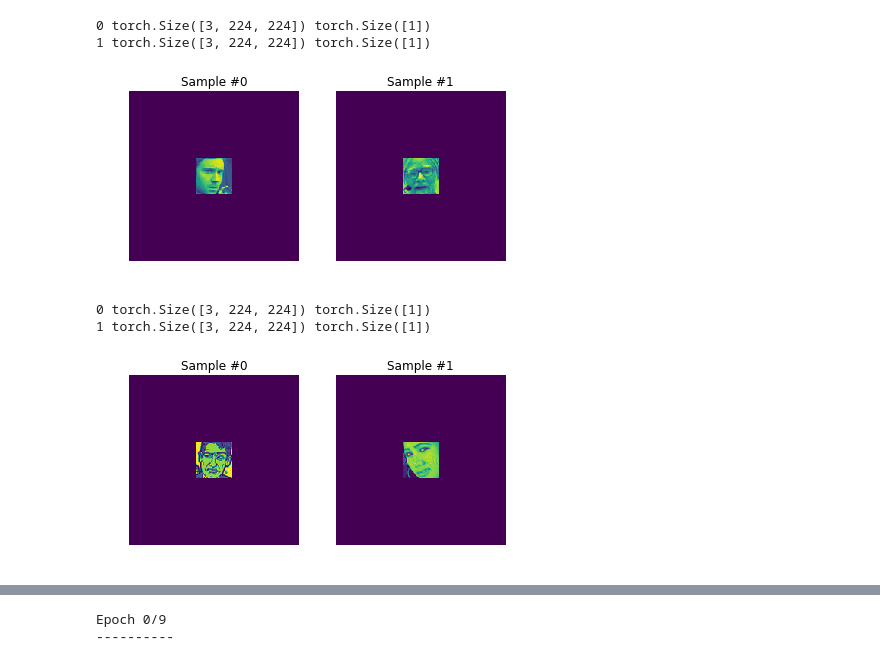
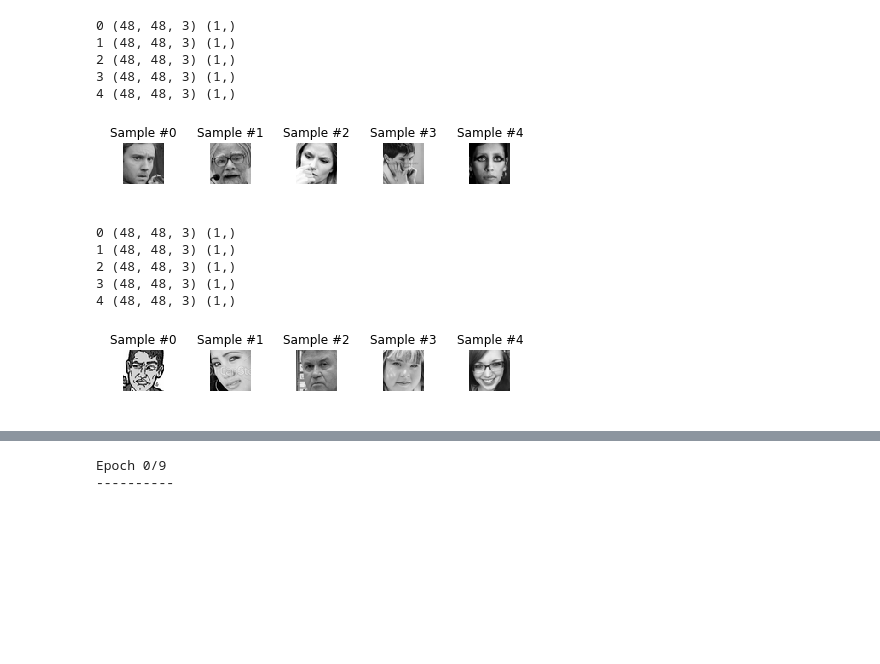
Before and after one commit to vlgiitr/Group-Level-Emotion-Recognition, a Jupyter notebook: Non-Aligned_Model_FERPlus_pre-trained.ipynb, the cells around one changed output, grey strips where cells are left out. Drawn from its saved outputs; the diff is of its cells as text; code cells hidden in the pictures; blank space fills up the shorter version.

Commit message:
added modified non-align pre-train model that upscales images

```diff
--- a/Non-Aligned_Model_FERPlus_pre-trained.ipynb
+++ b/Non-Aligned_Model_FERPlus_pre-trained.ipynb
@@ -107,0 +153,9 @@ torch.Size([3, 224, 224])
+# %%
+for i in range(len(face_dataset_train)):
+    sample = face_dataset_train[i]
+
+    print(i, sample['image'].size(), sample['emotions'].size())
+    print(type(sample['image']))
+
+    if i == 3:
+        break
@@ -108,40 +171,47 @@ torch.Size([3, 224, 224])
+# %%
+fig = plt.figure()
+
+for i in range(len(face_dataset_tr)):
+    sample = face_dataset_tr[i]
+
+    print(i, sample['image'].shape, sample['emotions'].shape)
+    ax = plt.subplot(1, 5, i + 1)
+    plt.tight_layout()
+    image = sample['image']
+    plt.imshow(image)
+    ax.set_title('Sample #{}'.format(i))
+    ax.axis('off')
+
+    if i == 4:
+        plt.show()
+        break
+# %% [output]
+0 (48, 48, 3) (1,)
+1 (48, 48, 3) (1,)
+2 (48, 48, 3) (1,)
+3 (48, 48, 3) (1,)
+4 (48, 48, 3) (1,)
+[figure, added]
 # %%
 fig = plt.figure()
 
-for i in range(len(face_dataset_train)):
-    sample = face_dataset_train[i]
+for i in range(len(face_dataset_va)):
+    sample = face_dataset_va[i]
+    print(i, sample['image'].shape, sample['emotions'].shape)
 
-    print(i, sample[0].shape, sample[1].shape)
-    ax = plt.subplot(1, 2, i + 1)
+    ax = plt.subplot(1, 5, i + 1)
     plt.tight_layout()
-    plt.imshow(sample[0][0])
+    plt.imshow(sample['image'])
     ax.set_title('Sample #{}'.format(i))
     ax.axis('off')
 
-    if i == 1:
+    if i == 4:
         plt.show()
         break
 # %% [output]
-0 torch.Size([3, 224, 224]) torch.Size([1])
-1 torch.Size([3, 224, 224]) torch.Size([1])
+0 (48, 48, 3) (1,)
+1 (48, 48, 3) (1,)
+2 (48, 48, 3) (1,)
+3 (48, 48, 3) (1,)
+4 (48, 48, 3) (1,)
-[figure, old version]
+[figure, new version]
-# %%
-fig = plt.figure()
-
-for i in range(len(face_dataset_valid)):
-    sample = face_dataset_valid[i]
-    print(i, sample[0].shape, sample[1].shape)
-
-    ax = plt.subplot(1, 2, i + 1)
-    plt.tight_layout()
-    plt.imshow(sample[0][0])
-    ax.set_title('Sample #{}'.format(i))
-    ax.axis('off')
-
-    if i == 1:
-        plt.show()
-        break
-# %% [output]
-0 torch.Size([3, 224, 224]) torch.Size([1])
-1 torch.Size([3, 224, 224]) torch.Size([1])
-[figure, removed]
```
Also changed, not shown: parts of 17 cells of this notebook.
